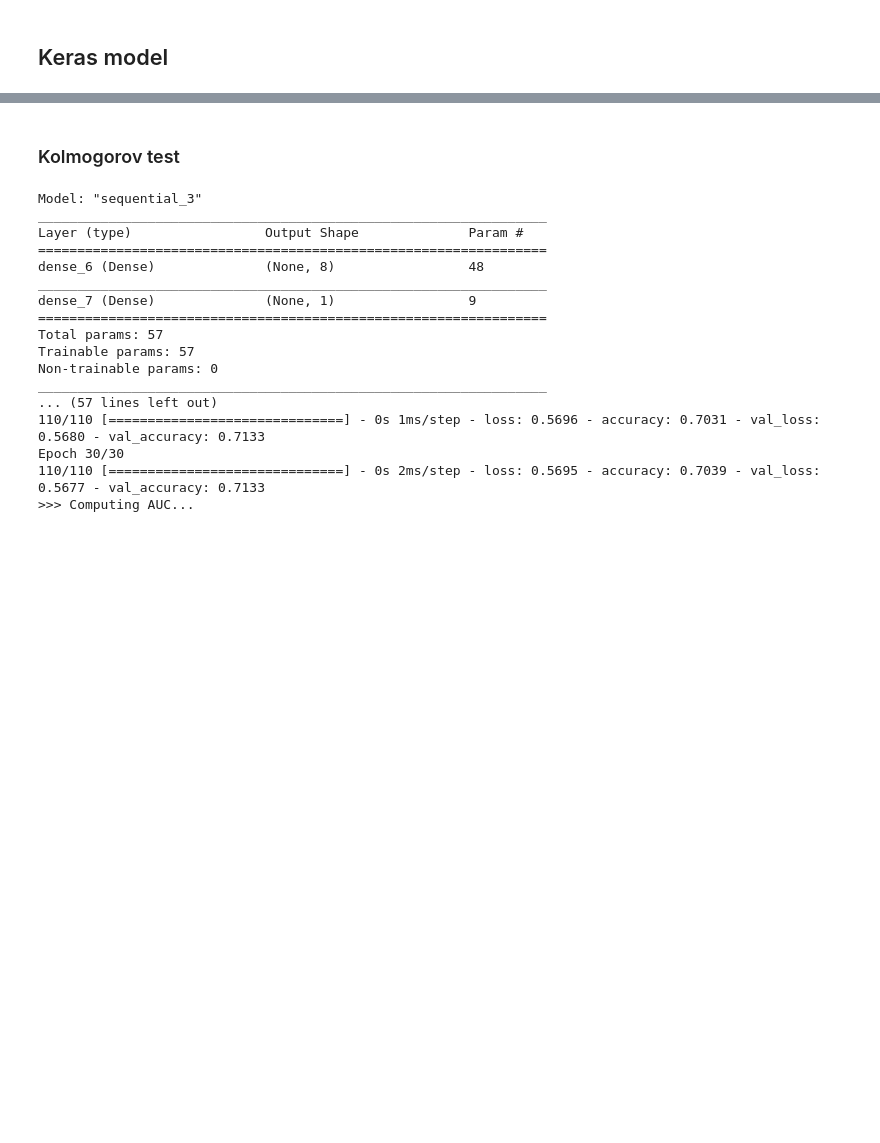
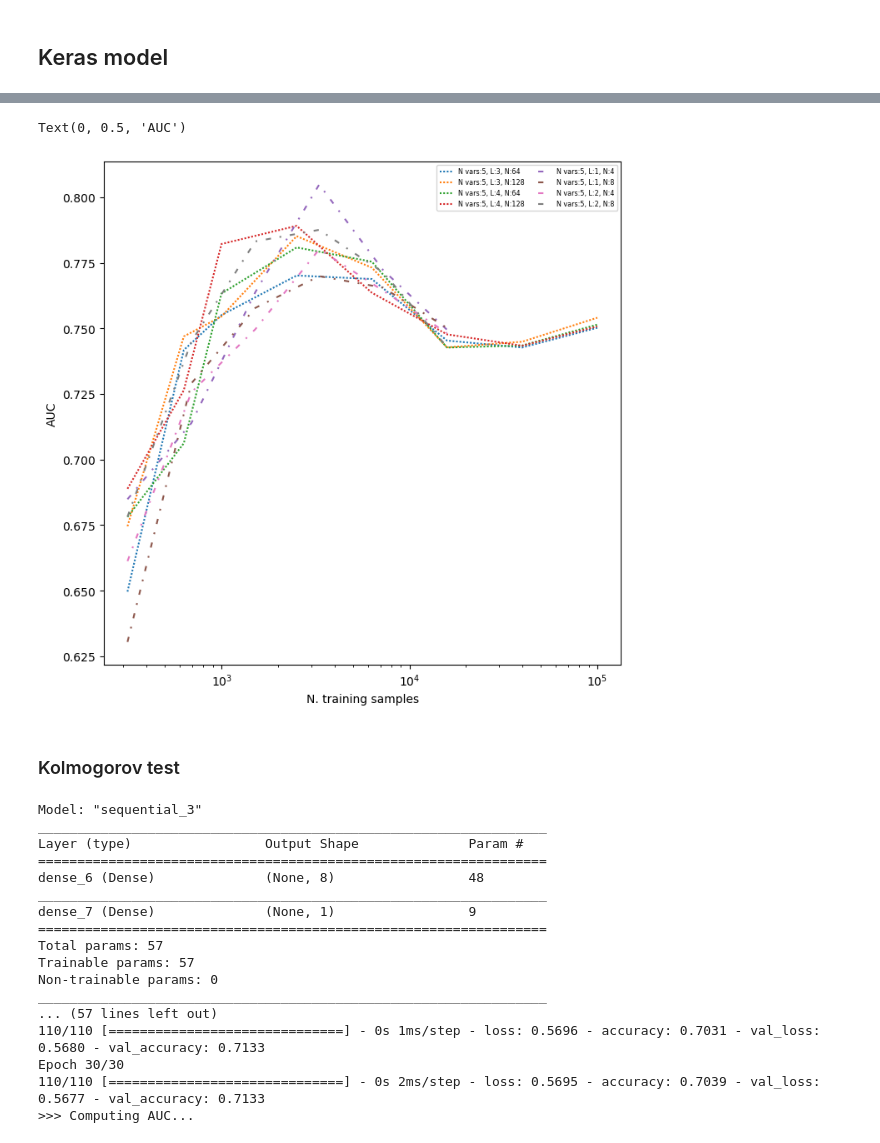
Before and after one commit to AuroraPerego/ML_classification, a Jupyter notebook: Training_v3_resolved_weights_Aurora.ipynb, the cells around one changed output, grey strips where cells are left out. Saved outputs shown, nothing was run; the diff lists cells and outputs as text; code cells hidden in the pictures; blank space fills up the shorter version.

```diff
--- a/Training_v3_resolved_weights_Aurora.ipynb
+++ b/Training_v3_resolved_weights_Aurora.ipynb
@@ -334,0 +355,2 @@ def run(nlayers, nnodes, N, output, epoche=100 , use_weights=False):
+# %%
+df = pd.read_csv("results_train_stella.csv",sep=";", names=["name", "layers", "nodes", "nvars", "ntrain", "auc_val", "auc_train", "epochs"])
@@ -335,3 +454,31 @@ def run(nlayers, nnodes, N, output, epoche=100 , use_weights=False):
+# %%
+df = pd.read_csv("results_train_stella.csv",sep=";")
+
+fig, ax1 = plt.subplots(figsize=(8,8), dpi=100)
+linestyle_tuple = [
+     ('dotted',                (0, (1, 1))),
+
+     ('dashed',                (0, (5, 5))),
+
+     ('dashdotted',            (0, (3, 5, 1, 5))),
+
+     ('densely dashdotdotted', (0, (3, 1, 1, 1, 1, 1)))]
+
+for nvar in [5]:
+    for arch in [[3,64],[3,128],[4,64],[4,128]]:
+        a = df[(df.nodes==arch[1])& (df.layers==arch[0])  & (df.nvars == nvar)]
+        ax1.plot(a.ntrain, a.auc_val, label="N vars:{}, L:{}, N:{}".format(nvar, arch[0], arch[1]), linestyle=linestyle_tuple[0][1])
+for nvar in [5]:
+    for arch in [[1,4],[1,8],[2,4],[2,8]]:
+        a = df[(df.nodes==arch[1])& (df.layers==arch[0])  & (df.nvars == nvar)]
+        ax1.plot(a.ntrain, a.auc_val, label="N vars:{}, L:{}, N:{}".format(nvar, arch[0], arch[1]), linestyle=linestyle_tuple[][1])
+ax1.legend(fontsize="xx-small",ncol=2)
+ax1.set_xscale("log")
+ax1.set_xlabel("N. training samples")
+ax1.set_ylabel("AUC")
+# %% [output]
+Text(0, 0.5, 'AUC')
+[figure, added]
 # %% [markdown]
 ### Kolmogorov test
 # %%
```
Also changed, not shown: parts of 26 cells of this notebook, 1 other file.
